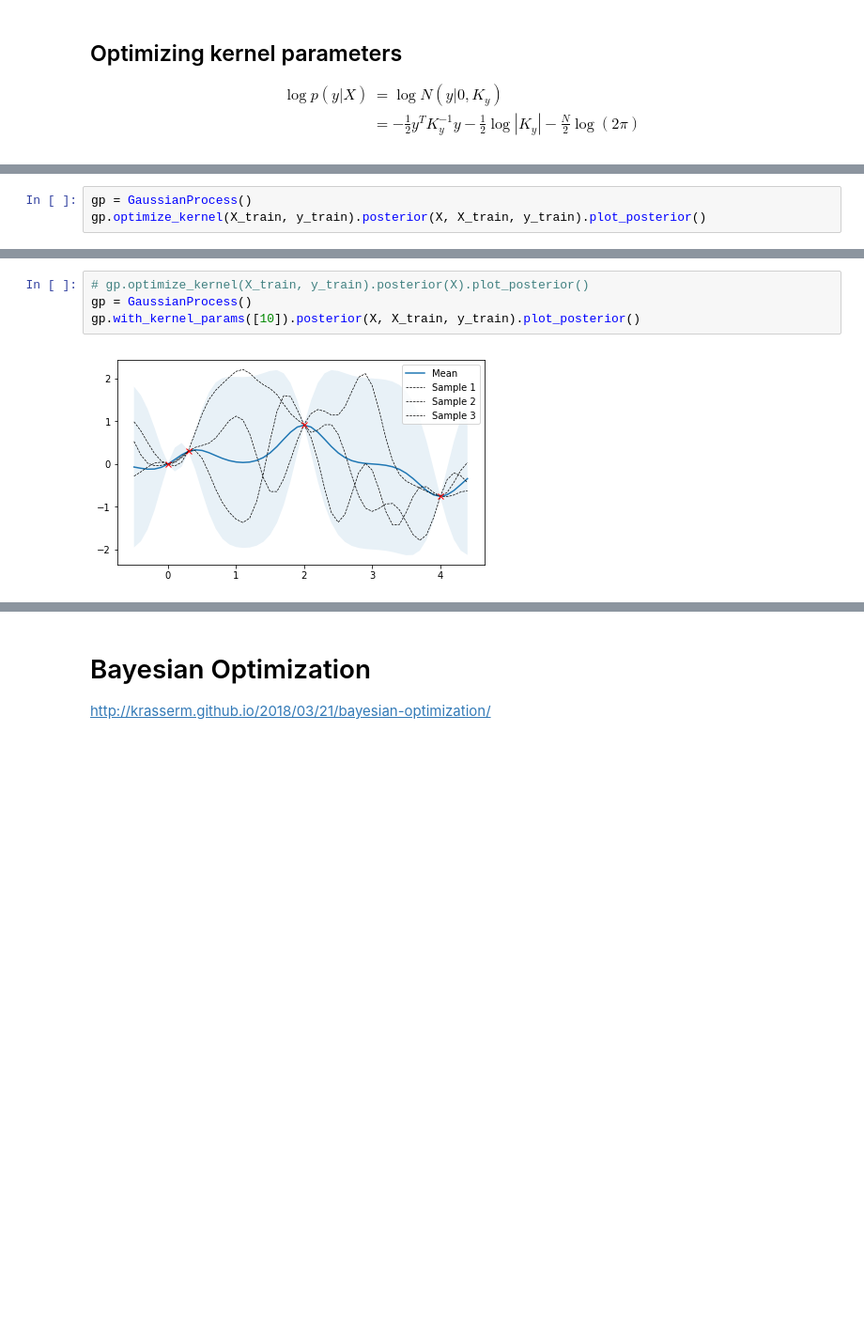
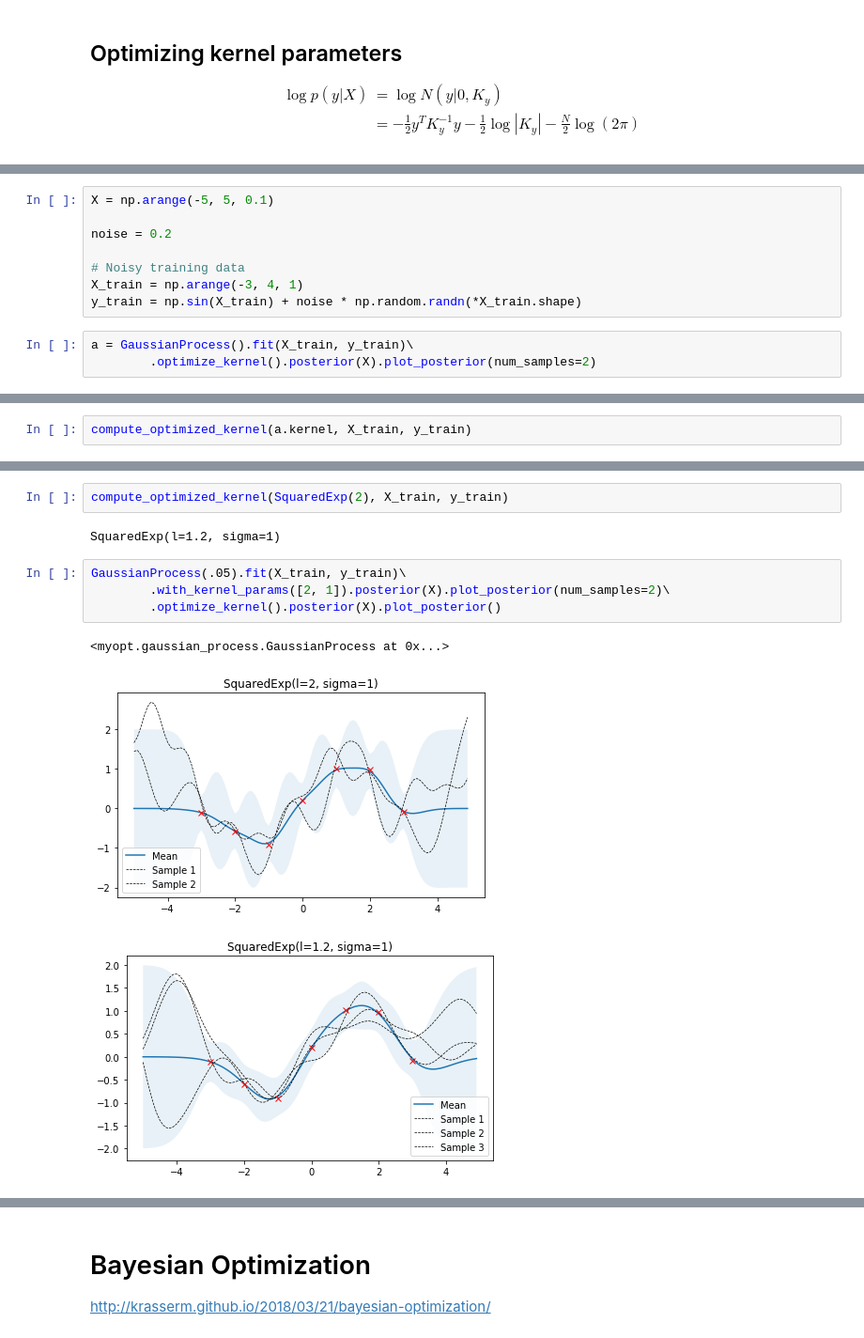
Before and after one commit to darthdeus/bopt, a Jupyter notebook: GP mojeopt.ipynb, the cells around one changed output, grey strips where cells are left out. Shown at 94% size. Drawn from its saved outputs; the diff is of its cells as text; blank space fills up the shorter version.

```diff
--- a/GP mojeopt.ipynb
+++ b/GP mojeopt.ipynb
@@ -148,4 +123,12 @@ $$
+# %%
+X = np.arange(-5, 5, 0.1)
+
+noise = 0.2
+
+# Noisy training data
+X_train = np.arange(-3, 4, 1)
+y_train = np.sin(X_train) + noise * np.random.randn(*X_train.shape)
 # %%
-gp = GaussianProcess()
-gp.optimize_kernel(X_train, y_train).posterior(X, X_train, y_train).plot_posterior()
+a = GaussianProcess().fit(X_train, y_train)\
+        .optimize_kernel().posterior(X).plot_posterior(num_samples=2)
 # %% [output]
@@ -152,0 +136,2 @@ gp.optimize_kernel(X_train, y_train).posterior(X, X_train, y_train).plot_posteri
+# %%
+compute_optimized_kernel(a.kernel, X_train, y_train)
@@ -153,6 +153,12 @@ gp.optimize_kernel(X_train, y_train).posterior(X, X_train, y_train).plot_posteri
+# %%
+compute_optimized_kernel(SquaredExp(2), X_train, y_train)
+# %% [output]
+SquaredExp(l=1.2, sigma=1)
 # %%
-# gp.optimize_kernel(X_train, y_train).posterior(X).plot_posterior()
-gp = GaussianProcess()
-gp.with_kernel_params([10]).posterior(X, X_train, y_train).plot_posterior()
+GaussianProcess(.05).fit(X_train, y_train)\
+        .with_kernel_params([2, 1]).posterior(X).plot_posterior(num_samples=2)\
+        .optimize_kernel().posterior(X).plot_posterior()
 # %% [output]
+<myopt.gaussian_process.GaussianProcess at 0x...>
-[figure, old version]
+[figure, new version]
+[figure, added]
```
Also changed, not shown: parts of 25 cells of this notebook, 5 other files.
